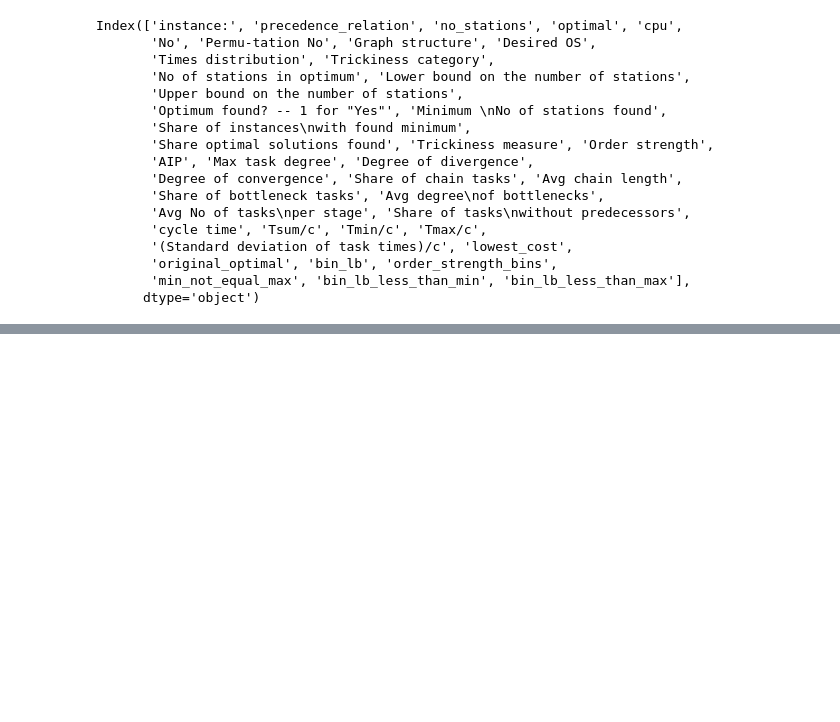
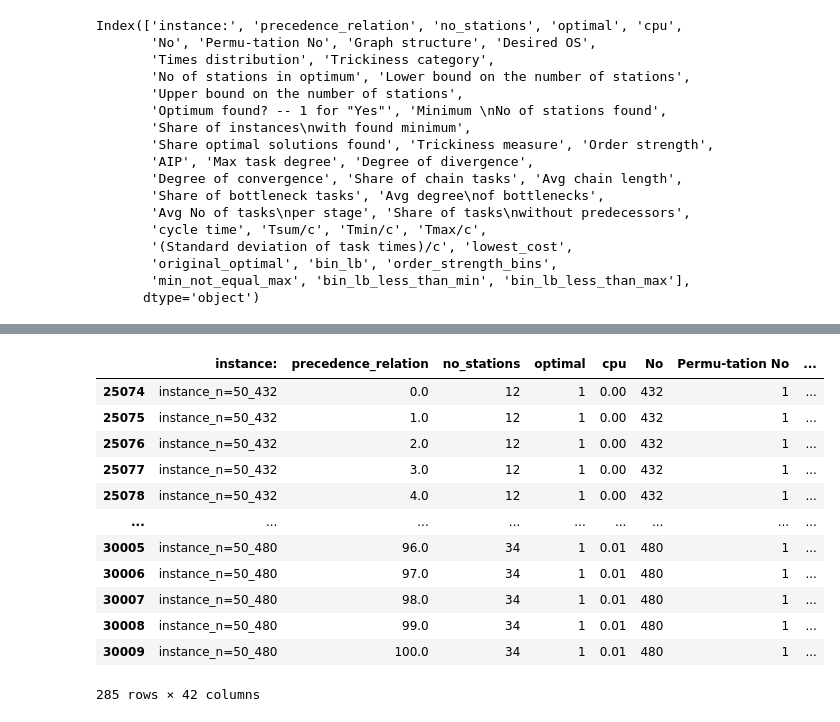
Before and after one commit to JosephThompson607/DADA, a Jupyter notebook: SALBP_solve.ipynb, the cells around one changed output, grey strips where cells are left out. Saved outputs shown, nothing was run; the diff lists cells and outputs as text; code cells hidden in the pictures; blank space fills up the shorter version.

```diff
--- a/SALBP_solve.ipynb
+++ b/SALBP_solve.ipynb
@@ -739,3 +848,7 @@ Index(['instance:', 'precedence_relation', 'no_stations', 'optimal', 'cpu',
        'original_optimal', 'bin_lb', 'order_strength_bins',
        'min_not_equal_max', 'bin_lb_less_than_min', 'bin_lb_less_than_max'],
       dtype='object')
+# %%
+#gets all of the instances where optimal is not equal to original optimal
+interesting_instances_50 = tasks_50[tasks_50["Upper bound on the number of stations"] != tasks_50["original_optimal"]]
+interesting_instances_50['instance:'].nunique()
@@ -741,0 +886,16 @@ Index(['instance:', 'precedence_relation', 'no_stations', 'optimal', 'cpu',
+# %%
+interesting_instances_50[interesting_instances_50['No of stations in optimum'].isin([12,13,34]) ]
+# %% [output]
+|  | instance: | precedence_relation | no_stations | optimal | cpu | No | Permu-tation No | ... |
+| 25074 | instance_n=50_432 | 0.0 | 12 | 1 | 0.00 | 432 | 1 | ... |
+| 25075 | instance_n=50_432 | 1.0 | 12 | 1 | 0.00 | 432 | 1 | ... |
+| 25076 | instance_n=50_432 | 2.0 | 12 | 1 | 0.00 | 432 | 1 | ... |
+| 25077 | instance_n=50_432 | 3.0 | 12 | 1 | 0.00 | 432 | 1 | ... |
+| 25078 | instance_n=50_432 | 4.0 | 12 | 1 | 0.00 | 432 | 1 | ... |
+| ... | ... | ... | ... | ... | ... | ... | ... | ... |
+| 30005 | instance_n=50_480 | 96.0 | 34 | 1 | 0.01 | 480 | 1 | ... |
+| 30006 | instance_n=50_480 | 97.0 | 34 | 1 | 0.01 | 480 | 1 | ... |
+| 30007 | instance_n=50_480 | 98.0 | 34 | 1 | 0.01 | 480 | 1 | ... |
+| 30008 | instance_n=50_480 | 99.0 | 34 | 1 | 0.01 | 480 | 1 | ... |
+| 30009 | instance_n=50_480 | 100.0 | 34 | 1 | 0.01 | 480 | 1 | ... |
+285 rows × 42 columns
```
Also changed, not shown: parts of 18 cells of this notebook, 2 other files.
